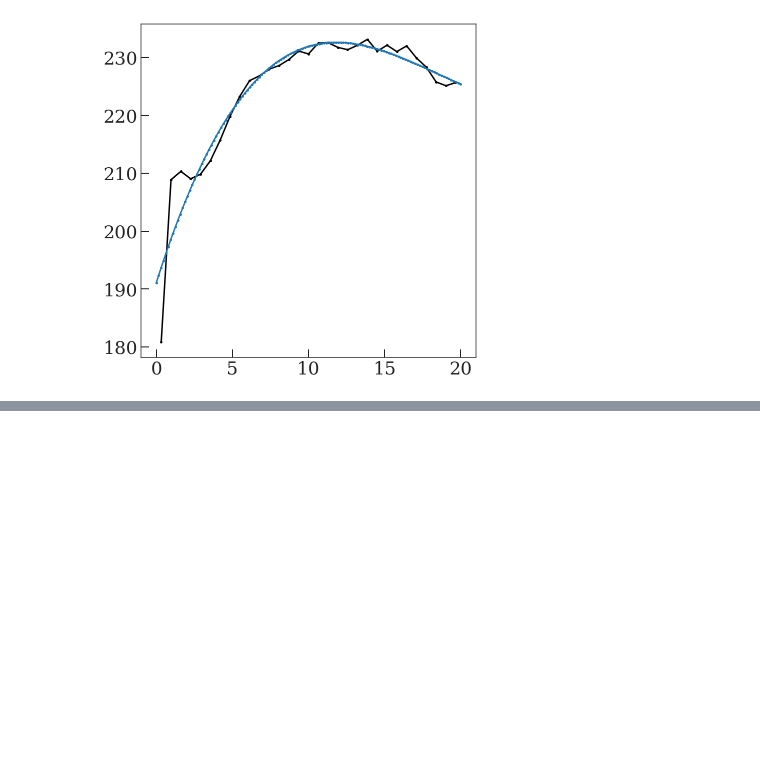
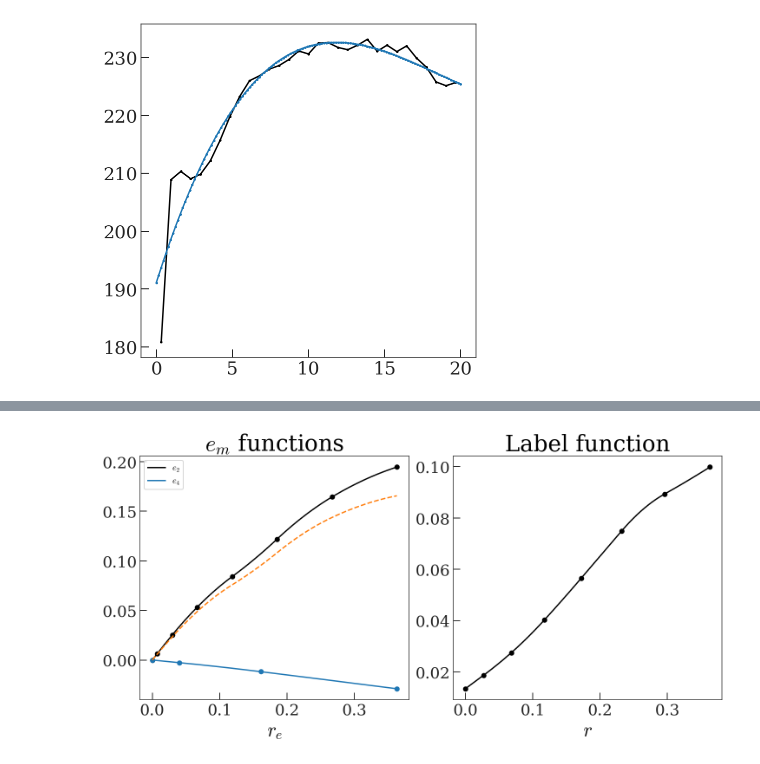
Before and after one commit to adrn/empirical-af, a Jupyter notebook: scripts/Jason-sim-find-good-volume.ipynb, the cells around one changed output, grey strips where cells are left out. Drawn from its saved outputs; the diff is of its cells as text; code cells hidden in the pictures; blank space fills up the shorter version.

```diff
--- a/scripts/Jason-sim-find-good-volume.ipynb
+++ b/scripts/Jason-sim-find-good-volume.ipynb
@@ -123,0 +238,4 @@ _ = plot_bdata(bdata, label_vlim=(0, 0.2))
+# %%
+_ = plot_spline_functions(model, res.params)
+# %% [output]
+[figure, added]
```
Also changed, not shown: parts of 23 cells of this notebook, 8 other files.
